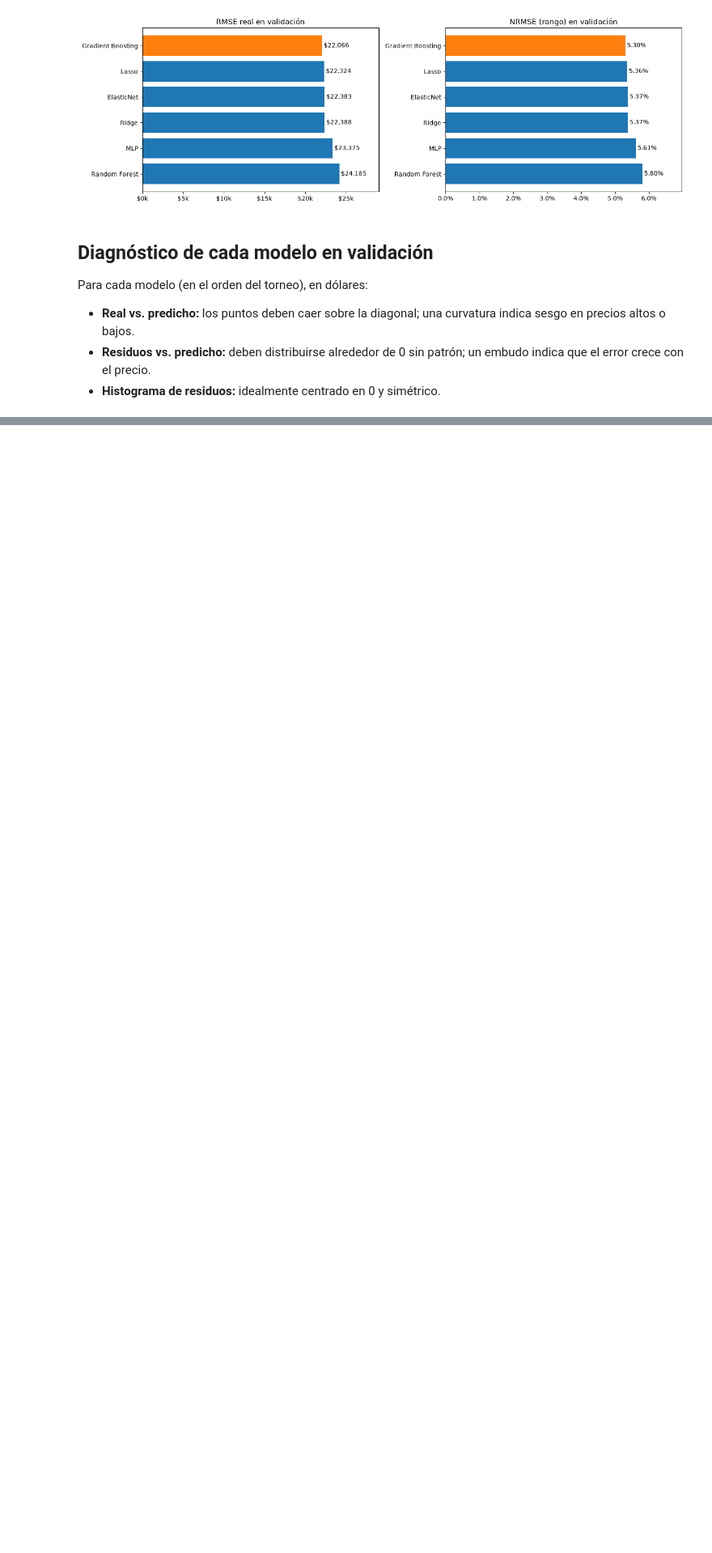
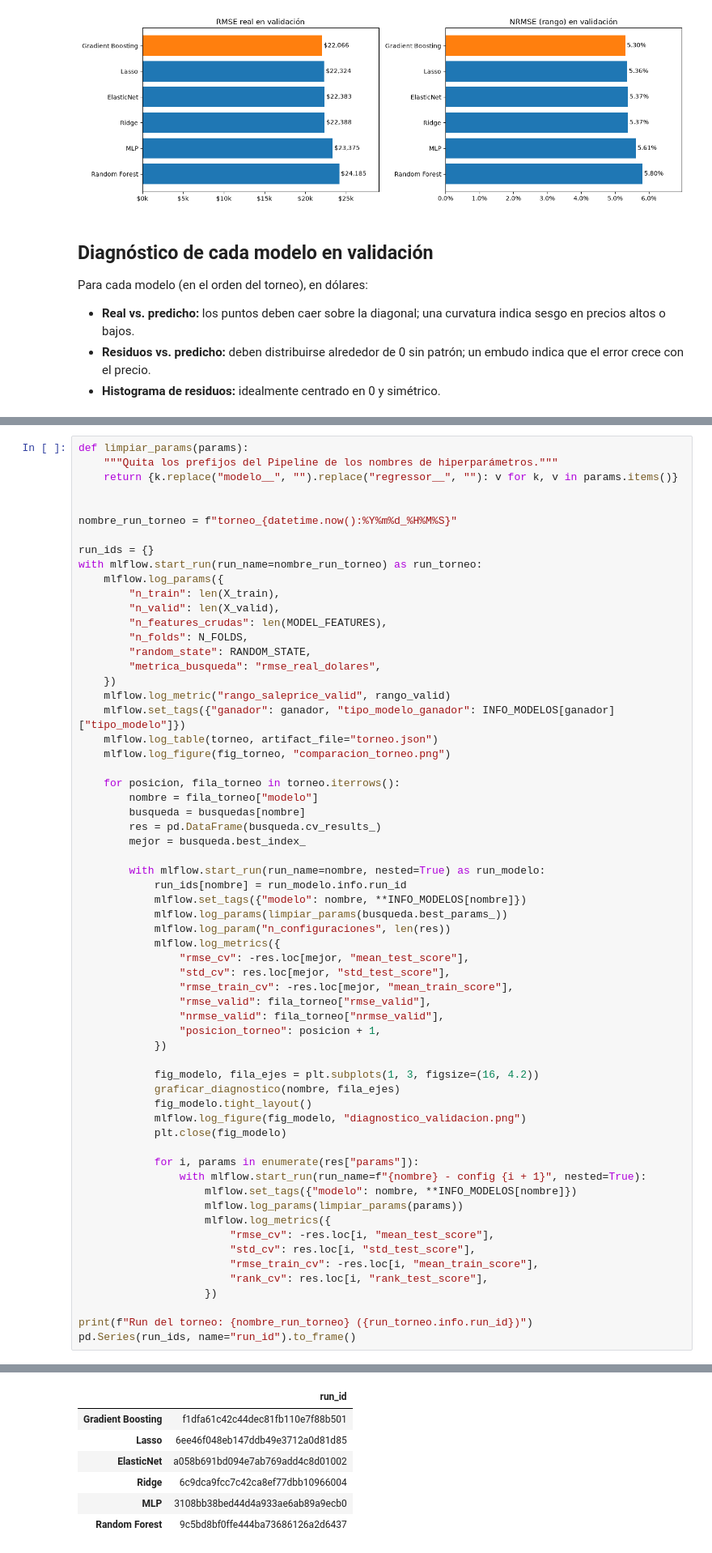
Before and after one commit to prengsen/house-pricing-pd-2026-b, a Jupyter notebook: notebooks/3.0-pb-entrenamiento-modelos.ipynb, the cells around one changed output, grey strips where cells are left out. Shown at 81% size. Cells and saved outputs as stored; diff of their text form; blank space fills up the shorter version.

```diff
--- a/notebooks/3.0-pb-entrenamiento-modelos.ipynb
+++ b/notebooks/3.0-pb-entrenamiento-modelos.ipynb
@@ -472,0 +478,63 @@ TransformedTargetRegressor(func=<ufunc 'log1p'>, inverse_func=<ufunc 'expm1'>,
+# %%
+def limpiar_params(params):
+    """Quita los prefijos del Pipeline de los nombres de hiperparámetros."""
+    return {k.replace("modelo__", "").replace("regressor__", ""): v for k, v in params.items()}
+
+
+nombre_run_torneo = f"torneo_{datetime.now():%Y%m%d_%H%M%S}"
+
+run_ids = {}
+with mlflow.start_run(run_name=nombre_run_torneo) as run_torneo:
+    mlflow.log_params({
+        "n_train": len(X_train),
+        "n_valid": len(X_valid),
+        "n_features_crudas": len(MODEL_FEATURES),
+        "n_folds": N_FOLDS,
+        "random_state": RANDOM_STATE,
+        "metrica_busqueda": "rmse_real_dolares",
+    })
+    mlflow.log_metric("rango_saleprice_valid", rango_valid)
+    mlflow.set_tags({"ganador": ganador, "tipo_modelo_ganador": INFO_MODELOS[ganador]["tipo_modelo"]})
+    mlflow.log_table(torneo, artifact_file="torneo.json")
+    mlflow.log_figure(fig_torneo, "comparacion_torneo.png")
+
+    for posicion, fila_torneo in torneo.iterrows():
+        nombre = fila_torneo["modelo"]
+        busqueda = busquedas[nombre]
+        res = pd.DataFrame(busqueda.cv_results_)
+        mejor = busqueda.best_index_
+
+        with mlflow.start_run(run_name=nombre, nested=True) as run_modelo:
+            run_ids[nombre] = run_modelo.info.run_id
+            mlflow.set_tags({"modelo": nombre, **INFO_MODELOS[nombre]})
+            mlflow.log_params(limpiar_params(busqueda.best_params_))
+            mlflow.log_param("n_configuraciones", len(res))
+            mlflow.log_metrics({
+                "rmse_cv": -res.loc[mejor, "mean_test_score"],
+                "std_cv": res.loc[mejor, "std_test_score"],
+                "rmse_train_cv": -res.loc[mejor, "mean_train_score"],
+                "rmse_valid": fila_torneo["rmse_valid"],
+                "nrmse_valid": fila_torneo["nrmse_valid"],
+                "posicion_torneo": posicion + 1,
+            })
+
+            fig_modelo, fila_ejes = plt.subplots(1, 3, figsize=(16, 4.2))
+            graficar_diagnostico(nombre, fila_ejes)
+            fig_modelo.tight_layout()
+            mlflow.log_figure(fig_modelo, "diagnostico_validacion.png")
+            plt.close(fig_modelo)
+
+            for i, params in enumerate(res["params"]):
+                with mlflow.start_run(run_name=f"{nombre} - config {i + 1}", nested=True):
+                    mlflow.set_tags({"modelo": nombre, **INFO_MODELOS[nombre]})
+                    mlflow.log_params(limpiar_params(params))
+                    mlflow.log_metrics({
+                        "rmse_cv": -res.loc[i, "mean_test_score"],
+                        "std_cv": res.loc[i, "std_test_score"],
+                        "rmse_train_cv": -res.loc[i, "mean_train_score"],
+                        "rank_cv": res.loc[i, "rank_test_score"],
+                    })
+
+print(f"Run del torneo: {nombre_run_torneo} ({run_torneo.info.run_id})")
+pd.Series(run_ids, name="run_id").to_frame()
+# %% [output]
@@ -472,0 +542,7 @@ TransformedTargetRegressor(func=<ufunc 'log1p'>, inverse_func=<ufunc 'expm1'>,
+|  | run_id |
+| Gradient Boosting | f1dfa61c42c44dec81fb110e7f88b501 |
+| Lasso | 6ee46f048eb147ddb49e3712a0d81d85 |
+| ElasticNet | a058b691bd094e7ab769add4c8d01002 |
+| Ridge | 6c9dca9fcc7c42ca8ef77dbb10966004 |
+| MLP | 3108bb38bed44d4a933ae6ab89a9ecb0 |
+| Random Forest | 9c5bd8bf0ffe444ba73686126a2d6437 |
```
Also changed, not shown: parts of 17 cells of this notebook, 4 other files.
